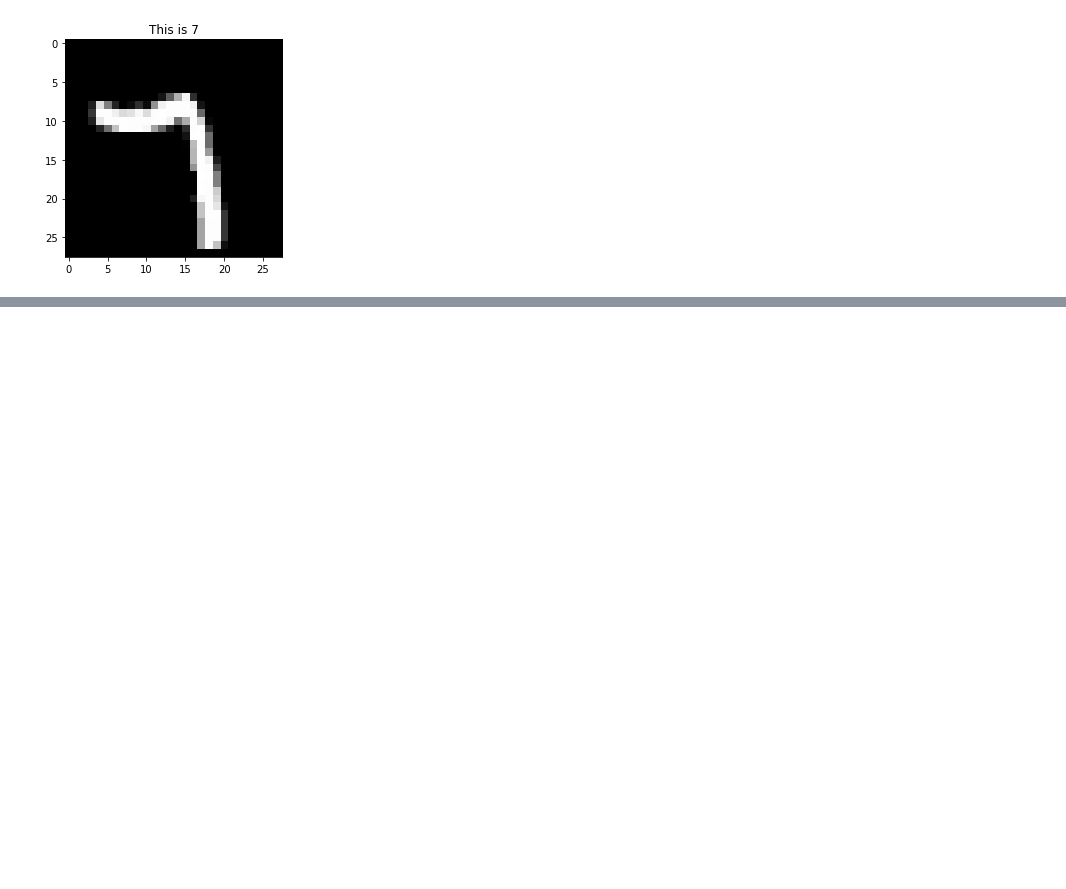
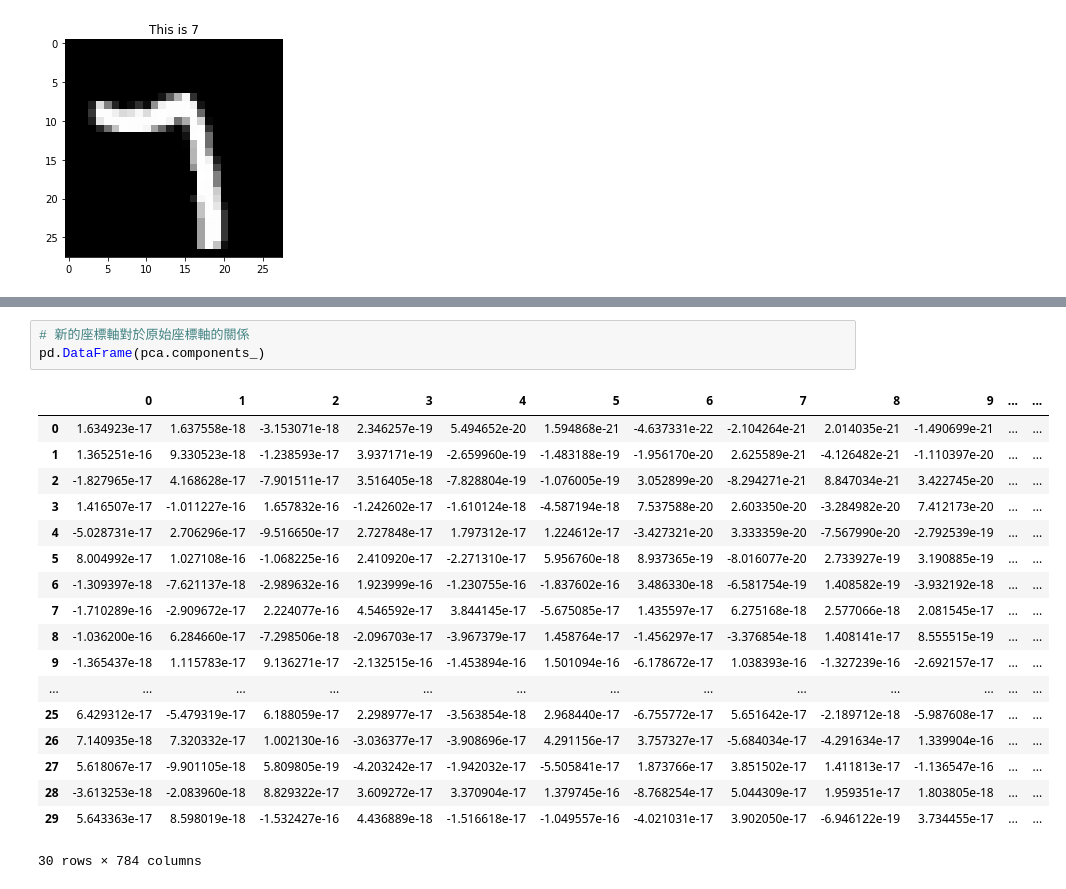
Before and after one commit to Elwing-Chou/MLDemo1216, a Jupyter notebook: pca.ipynb, the cells around one changed output, grey strips where cells are left out. Cells and saved outputs as stored; diff of their text form; blank space fills up the shorter version.

```diff
--- a/pca.ipynb
+++ b/pca.ipynb
@@ -20,0 +68,22 @@ plt.imshow(x_train[i], cmap="gray")
+# %%
+# 新的座標軸對於原始座標軸的關係
+pd.DataFrame(pca.components_)
+# %% [output]
+|  | 0 | 1 | 2 | 3 | 4 | 5 | 6 | 7 | 8 | 9 | ... | ... |
+| 0 | 1.634923e-17 | 1.637558e-18 | -3.153071e-18 | 2.346257e-19 | 5.494652e-20 | 1.594868e-21 | -4.637331e-22 | -2.104264e-21 | 2.014035e-21 | -1.490699e-21 | ... | ... |
+| 1 | 1.365251e-16 | 9.330523e-18 | -1.238593e-17 | 3.937171e-19 | -2.659960e-19 | -1.483188e-19 | -1.956170e-20 | 2.625589e-21 | -4.126482e-21 | -1.110397e-20 | ... | ... |
+| 2 | -1.827965e-17 | 4.168628e-17 | -7.901511e-17 | 3.516405e-18 | -7.828804e-19 | -1.076005e-19 | 3.052899e-20 | -8.294271e-21 | 8.847034e-21 | 3.422745e-20 | ... | ... |
+| 3 | 1.416507e-17 | -1.011227e-16 | 1.657832e-16 | -1.242602e-17 | -1.610124e-18 | -4.587194e-18 | 7.537588e-20 | 2.603350e-20 | -3.284982e-20 | 7.412173e-20 | ... | ... |
+| 4 | -5.028731e-17 | 2.706296e-17 | -9.516650e-17 | 2.727848e-17 | 1.797312e-17 | 1.224612e-17 | -3.427321e-20 | 3.333359e-20 | -7.567990e-20 | -2.792539e-19 | ... | ... |
+| 5 | 8.004992e-17 | 1.027108e-16 | -1.068225e-16 | 2.410920e-17 | -2.271310e-17 | 5.956760e-18 | 8.937365e-19 | -8.016077e-20 | 2.733927e-19 | 3.190885e-19 | ... | ... |
+| 6 | -1.309397e-18 | -7.621137e-18 | -2.989632e-16 | 1.923999e-16 | -1.230755e-16 | -1.837602e-16 | 3.486330e-18 | -6.581754e-19 | 1.408582e-19 | -3.932192e-18 | ... | ... |
+| 7 | -1.710289e-16 | -2.909672e-17 | 2.224077e-16 | 4.546592e-17 | 3.844145e-17 | -5.675085e-17 | 1.435597e-17 | 6.275168e-18 | 2.577066e-18 | 2.081545e-17 | ... | ... |
+| 8 | -1.036200e-16 | 6.284660e-17 | -7.298506e-18 | -2.096703e-17 | -3.967379e-17 | 1.458764e-17 | -1.456297e-17 | -3.376854e-18 | 1.408141e-17 | 8.555515e-19 | ... | ... |
+| 9 | -1.365437e-18 | 1.115783e-17 | 9.136271e-17 | -2.132515e-16 | -1.453894e-16 | 1.501094e-16 | -6.178672e-17 | 1.038393e-16 | -1.327239e-16 | -2.692157e-17 | ... | ... |
+| ... | ... | ... | ... | ... | ... | ... | ... | ... | ... | ... | ... | ... |
+| 25 | 6.429312e-17 | -5.479319e-17 | 6.188059e-17 | 2.298977e-17 | -3.563854e-18 | 2.968440e-17 | -6.755772e-17 | 5.651642e-17 | -2.189712e-18 | -5.987608e-17 | ... | ... |
+| 26 | 7.140935e-18 | 7.320332e-17 | 1.002130e-16 | -3.036377e-17 | -3.908696e-17 | 4.291156e-17 | 3.757327e-17 | -5.684034e-17 | -4.291634e-17 | 1.339904e-16 | ... | ... |
+| 27 | 5.618067e-17 | -9.901105e-18 | 5.809805e-19 | -4.203242e-17 | -1.942032e-17 | -5.505841e-17 | 1.873766e-17 | 3.851502e-17 | 1.411813e-17 | -1.136547e-16 | ... | ... |
+| 28 | -3.613253e-18 | -2.083960e-18 | 8.829322e-17 | 3.609272e-17 | 3.370904e-17 | 1.379745e-16 | -8.768254e-17 | 5.044309e-17 | 1.959351e-17 | 1.803805e-18 | ... | ... |
+| 29 | 5.643363e-17 | 8.598019e-18 | -1.532427e-16 | 4.436889e-18 | -1.516618e-17 | -1.049557e-16 | -4.021031e-17 | 3.902050e-17 | -6.946122e-19 | 3.734455e-17 | ... | ... |
+30 rows × 784 columns
```
Also changed, not shown: parts of 7 cells of this notebook.
